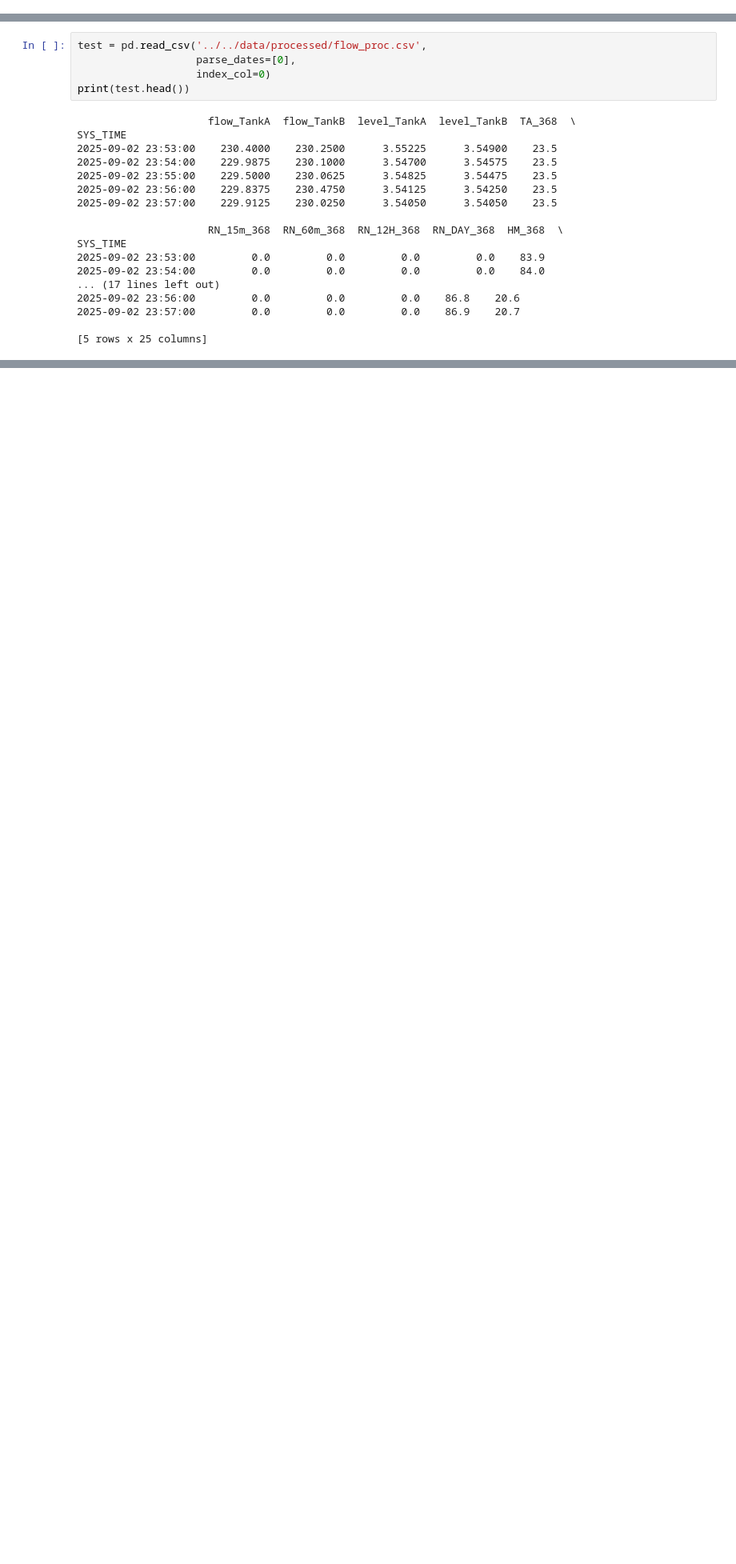
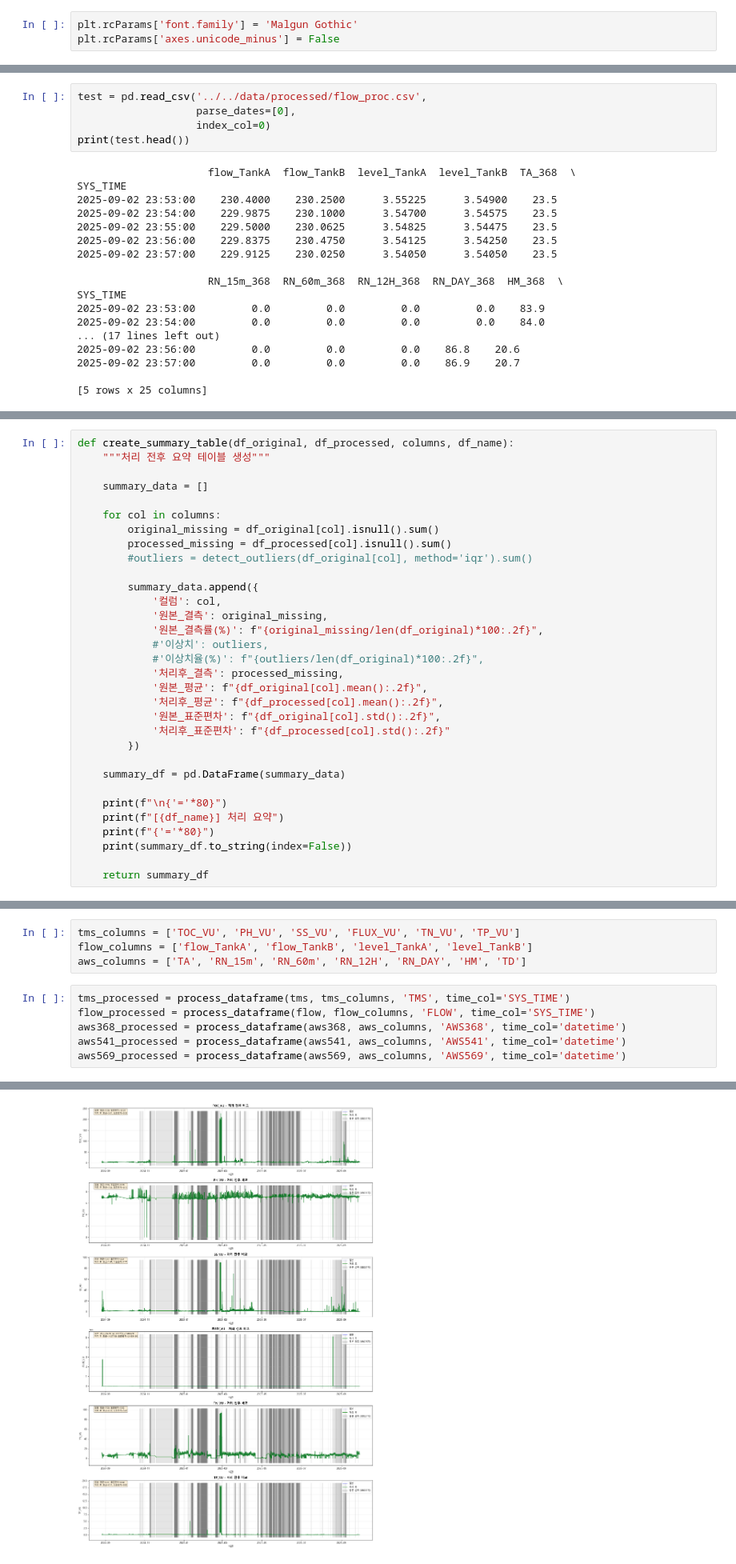
Before and after one commit to choiseungha3123-a11y/project_WWTP, a Jupyter notebook: python/notebook/preprocess/preprocess.ipynb, the cells around one changed output, grey strips where cells are left out. Shown at 80% size. Drawn from its saved outputs; the diff is of its cells as text; blank space fills up the shorter version.

Commit message:
preprocess & show data

```diff
--- a/python/notebook/preprocess/preprocess.ipynb
+++ b/python/notebook/preprocess/preprocess.ipynb
@@ -4,3 +7,6 @@ import pandas as pd
+# %%
+plt.rcParams['font.family'] = 'Malgun Gothic'
+plt.rcParams['axes.unicode_minus'] = False
 # %%
 tms_acutal_dir = "../../data/actual/TMS_Actual.csv"
 flow_acutal_dir = "../../data/actual/FLOW_Actual.csv"
@@ -149,0 +293,32 @@ SYS_TIME
+# %%
+def create_summary_table(df_original, df_processed, columns, df_name):
+    """처리 전후 요약 테이블 생성"""
+
+    summary_data = []
+
+    for col in columns:
+        original_missing = df_original[col].isnull().sum()
+        processed_missing = df_processed[col].isnull().sum()
+        #outliers = detect_outliers(df_original[col], method='iqr').sum()
+
+        summary_data.append({
+            '컬럼': col,
+            '원본_결측': original_missing,
+            '원본_결측률(%)': f"{original_missing/len(df_original)*100:.2f}",
+            #'이상치': outliers,
+            #'이상치율(%)': f"{outliers/len(df_original)*100:.2f}",
+            '처리후_결측': processed_missing,
+            '원본_평균': f"{df_original[col].mean():.2f}",
+            '처리후_평균': f"{df_processed[col].mean():.2f}",
+            '원본_표준편차': f"{df_original[col].std():.2f}",
+            '처리후_표준편차': f"{df_processed[col].std():.2f}"
+        })
+
+    summary_df = pd.DataFrame(summary_data)
+
+    print(f"\n{'='*80}")
+    print(f"[{df_name}] 처리 요약")
+    print(f"{'='*80}")
+    print(summary_df.to_string(index=False))
+
+    return summary_df
@@ -149,0 +382,11 @@ SYS_TIME
+# %%
+tms_columns = ['TOC_VU', 'PH_VU', 'SS_VU', 'FLUX_VU', 'TN_VU', 'TP_VU']
+flow_columns = ['flow_TankA', 'flow_TankB', 'level_TankA', 'level_TankB']
+aws_columns = ['TA', 'RN_15m', 'RN_60m', 'RN_12H', 'RN_DAY', 'HM', 'TD']
+# %%
+tms_processed = process_dataframe(tms, tms_columns, 'TMS', time_col='SYS_TIME')
+flow_processed = process_dataframe(flow, flow_columns, 'FLOW', time_col='SYS_TIME')
+aws368_processed = process_dataframe(aws368, aws_columns, 'AWS368', time_col='datetime')
+aws541_processed = process_dataframe(aws541, aws_columns, 'AWS541', time_col='datetime')
+aws569_processed = process_dataframe(aws569, aws_columns, 'AWS569', time_col='datetime')
+# %% [output]
@@ -149,0 +410 @@ SYS_TIME
+[figure, added]
```
Also changed, not shown: parts of 9 cells of this notebook, 23 other files.
